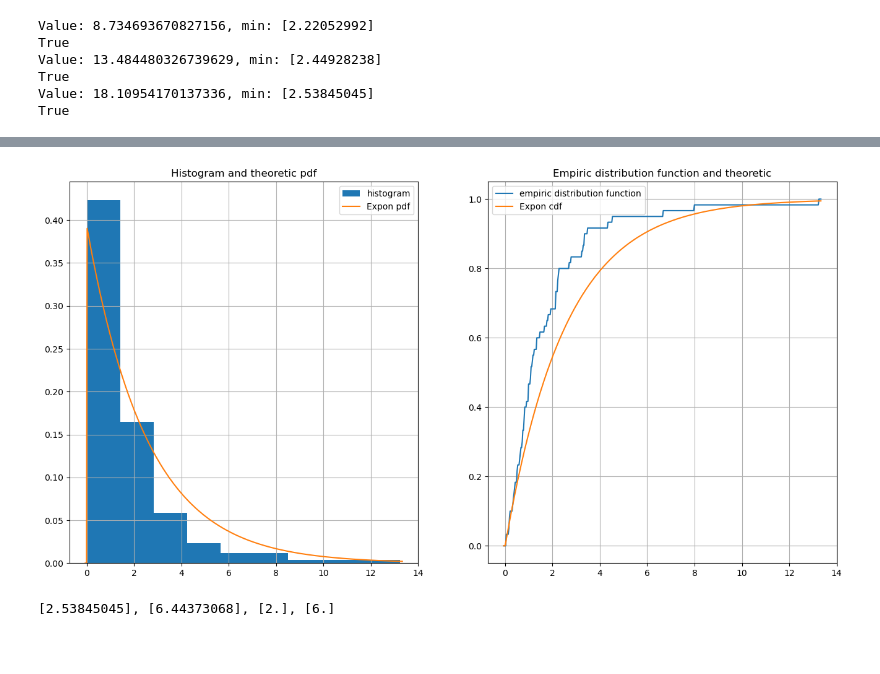
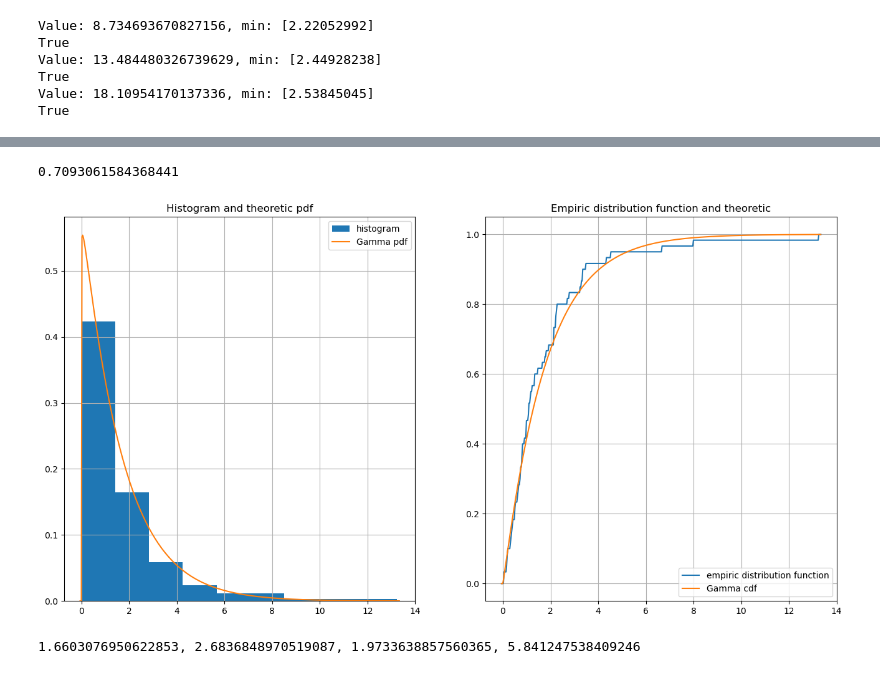
Before and after one commit to levs2001/multidimensional-statics, a Jupyter notebook: Lab1/lab_1_main.ipynb, the cells around one changed output, grey strips where cells are left out. Drawn from its saved outputs; the diff is of its cells as text; code cells hidden in the pictures; blank space fills up the shorter version.

```diff
--- a/Lab1/lab_1_main.ipynb
+++ b/Lab1/lab_1_main.ipynb
@@ -94,8 +103,34 @@ ax.legend()
 # %% [markdown]
 Проверка гипотезы на основе хи-квадрат Фишера:
 # %%
-from scipy.stats import expon
+from scipy.stats import expon, gamma
 from typing import Union
 
 def theoretic_expon(x: Union[float, np.ndarray], scale):
     return expon.cdf(x, scale=scale)
+
+def theoretic_gamma(x: Union[float, np.ndarray], a, scale):
+    # scale = 1 / beta.
+    return gamma.cdf(x, a=a, scale=scale)
+# %%
+def chi2_value_big(cdf2check, borders, sigma: float, mu: float, nums, logging: bool = False):
+    N = len(nums)
+    if logging:
+        print(f"borders {borders}")
+        print(f"sample size: {N}")
+    res = 0
+    for i in range(len(borders)-1):
+        p_k = cdf2check(borders[i+1], sigma, mu) - cdf2check(borders[i], sigma, mu)
+        v_k = len([num for num in nums if borders[i] < num and num < borders[i+1]])
+        if logging:
+            print(f"curr borders: {borders[i], borders[i+1]}")
+            print(f"v_k: {v_k}, p_k: {p_k}")
+        try:
+            res += (v_k - N*p_k)**2 / (N*p_k)
+        except Exception:
+            print(f"potential zero = {(N*p_k)}")
+
+    return res
+# %%
+a_mle, _, b_mle = gamma.fit(numbers, floc=0)
+print(a_mle, b_mle)
@@ -101,0 +139,12 @@ def theoretic_expon(x: Union[float, np.ndarray], scale):
+# %%
+from scipy.optimize import minimize
+
+chi_2 = 6.0
+borders = [-0.05700837, 1, 2, 3, 4, 13.5]
+theta_gamma = []
+print("gamma")
+chi2 = lambda x: chi2_value_big(theoretic_gamma, borders, sigma=x[0], mu=x[1], nums=numbers, logging=False)
+result = minimize(chi2, np.array([2, 1.5]), method='TNC', tol=1e-15)
+print(f"Value: {result['fun']}, min: {result['x']}")
+theta_gamma.append(result['x'])
+print(result['fun'] < chi_2)
@@ -146,24 +210,28 @@ True
+# %%
+a
+# %% [output]
+0.7093061584368441
 # %%
 f, ax = plt.subplots(1, 2, figsize=(16, 8))
 
 b = list(np.linspace(0, 8.5, 7))
 b.extend([max(numbers)])
 
 ax[0].hist(numbers, density=True, label='histogram', bins=b)
-ax[0].plot(x, expon.pdf(x, scale=theta_exp[-1]), label='Expon pdf')
+ax[0].plot(x, gamma.pdf(x, a=theta_gamma[0][0], scale=theta_gamma[0][1]), label='Gamma pdf')
 ax[0].grid()
 ax[0].legend()
 ax[0].set_title('Histogram and theoretic pdf')
 
 ax[1].plot(x, emp_distr(x), label='empiric distribution function')
 ax[1].grid()
 ax[1].set_title('Empiric distribution function and theoretic')
-ax[1].plot(x, theoretic_expon(x, scale=theta_exp[-1]), label='Expon cdf')
+ax[1].plot(x, theoretic_gamma(x, a_mle, b_mle), label='Gamma cdf')
 ax[1].legend();
 # %% [output]
-[figure, old version]
+[figure, new version]
 # %%
-mean, var, skew, kurt = expon.stats(scale=theta_exp[-1], moments='mvsk')
+mean, var, skew, kurt = gamma.stats(a=theta_gamma[0][0], scale=theta_gamma[0][1], moments='mvsk')
 print(f"{mean}, {var}, {skew}, {kurt}")
 # %% [output]
-[2.53845045], [6.44373068], [2.], [6.]
+1.6603076950622853, 2.6836848970519087, 1.9733638857560365, 5.841247538409246
```
Also changed, not shown: parts of 4 cells of this notebook, 6 other files.
